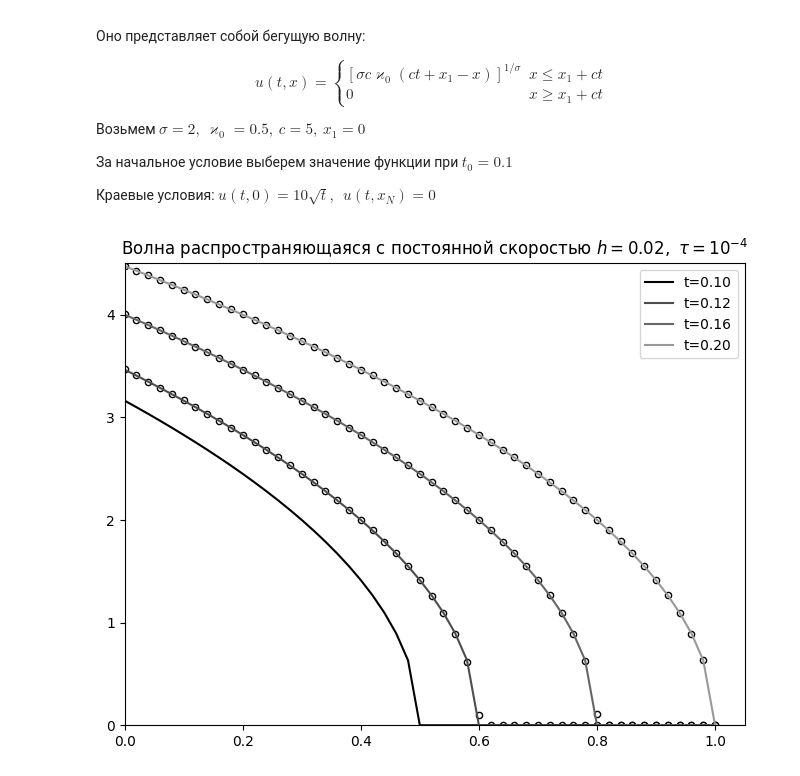
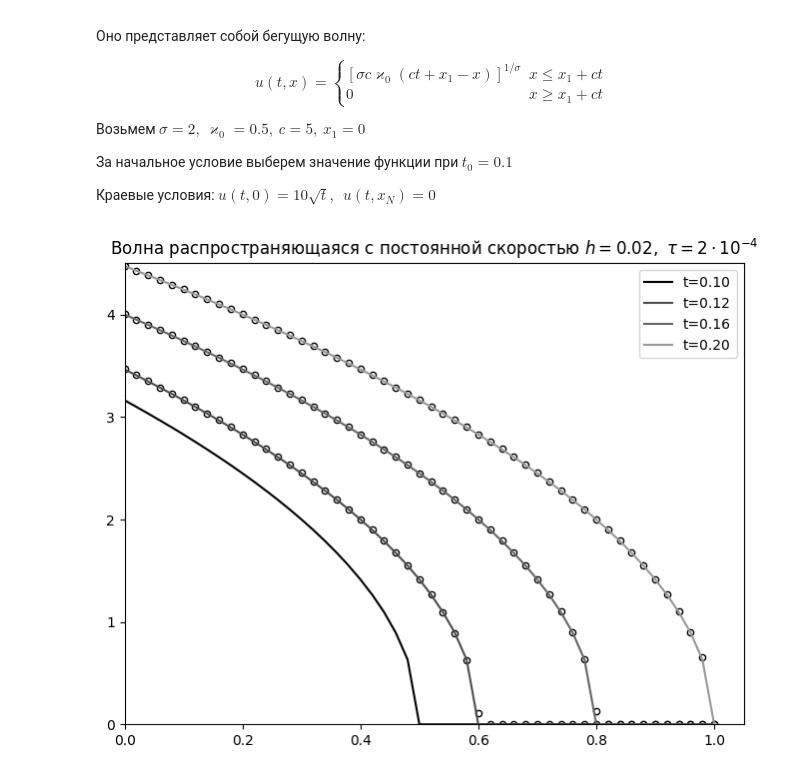
Before and after one commit to Xopppek/heat_equation, a Jupyter notebook: heat_equation.ipynb, the cells around one changed output. Drawn from its saved outputs; the diff is of its cells as text; code cells hidden in the pictures.

```diff
--- a/heat_equation.ipynb
+++ b/heat_equation.ipynb
@@ -143,23 +143,24 @@ def K(u):
 N = 50
 x = np.linspace(0, 1, N + 1)
 h = 1 / N
-tau =  1e-4
+tau =  2e-4
 # %%
 plt.figure(figsize=(8, 6))
 plt.plot(x, u(x, t_0), color='0', label='t=0.10')
 plt.plot(x, u(x, 0.12), color='0.3', label='t=0.12')
 plt.plot(x, u(x, 0.16), color='0.4', label='t=0.16')
 plt.plot(x, u(x, 0.20), color='0.6', label='t=0.20')
 
+# Вычитаю t_0, потому что в решателе время отностиельное (относительно начала отсчета)
 plt.scatter(x, solve_one_dim(u(x, t_0), h, tau, 0.12 - t_0, K, mu_l, mu_r), c='1', edgecolors='0', s=20)
 plt.scatter(x, solve_one_dim(u(x, t_0), h, tau, 0.16 - t_0, K, mu_l, mu_r), c='1', edgecolors='0', s=20)
 plt.scatter(x, solve_one_dim(u(x, t_0), h, tau, 0.2 - t_0, K, mu_l, mu_r), c='1', edgecolors='0', s=20)
 
 plt.ylim(0, 4.5)
 plt.yticks(range(0, 5))
 plt.xlim(0, 1.05)
 plt.legend()
-plt.title("Волна распространяющаяся с постоянной скоростью $h = 0.02, \\ \\tau = 10^{-4}$")
+plt.title("Волна распространяющаяся с постоянной скоростью $h = 0.02, \\ \\tau = 2\\cdot 10^{-4}$")
 plt.show()
 # %% [output]
-[figure, old version]
+[figure, new version]
```
Also changed, not shown: parts of 7 cells of this notebook.
